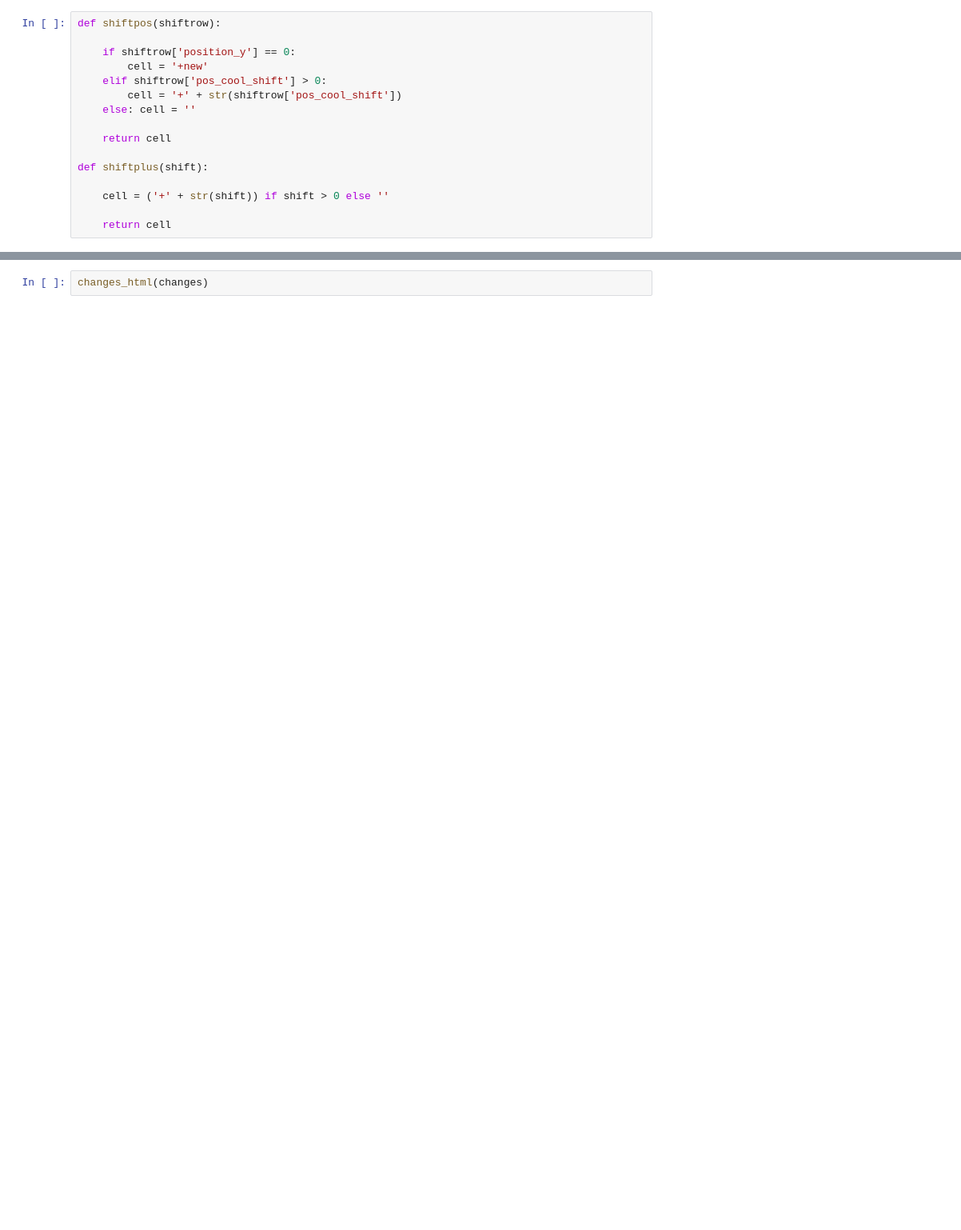
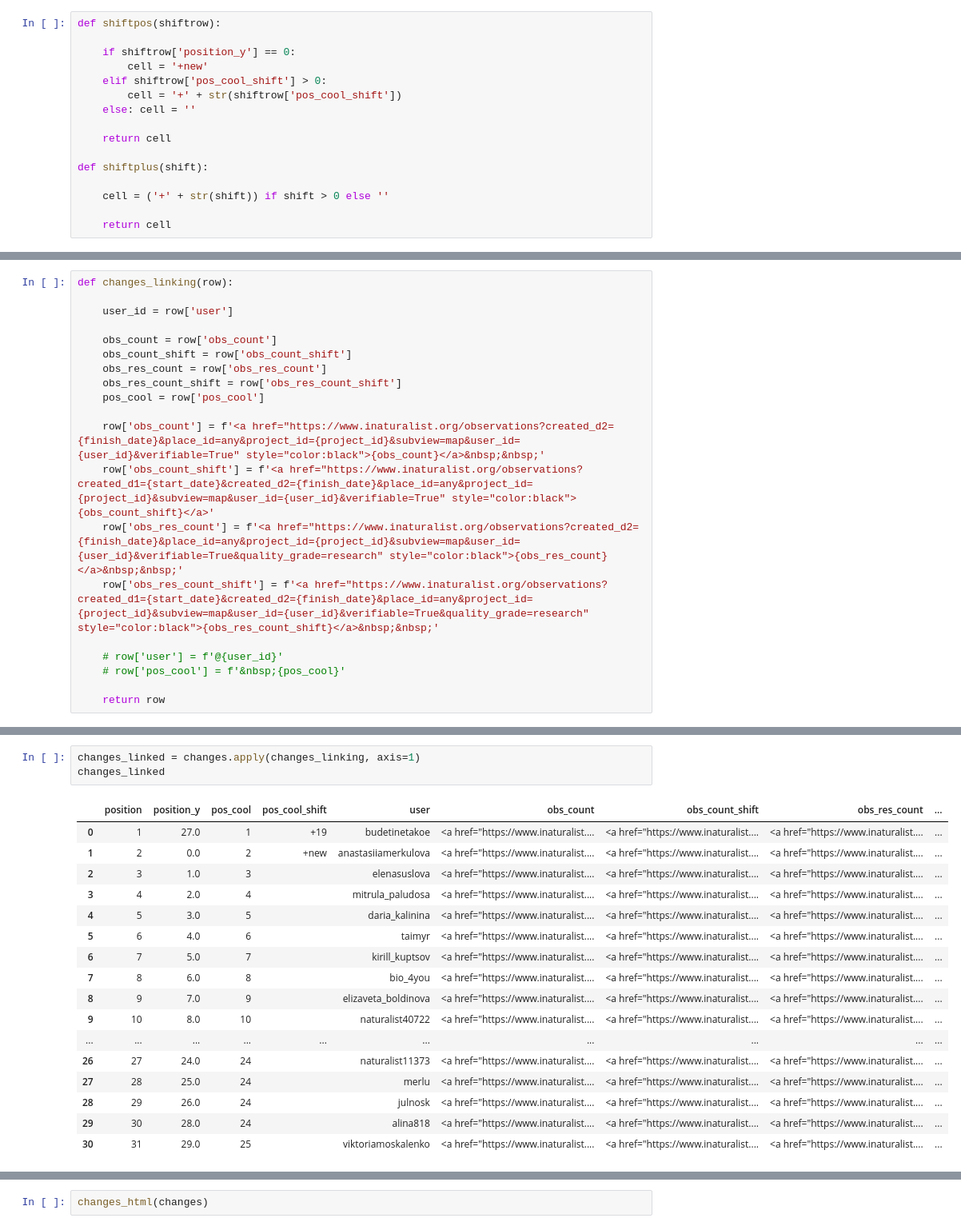
Before and after one commit to baidakovil/iNat-statistics, a Jupyter notebook: inat_changes.ipynb, the cells around one changed output, grey strips where cells are left out. Shown: that part at 80% size. Saved outputs shown, nothing was run; the diff lists cells and outputs as text; blank space fills up the shorter version.

```diff
--- a/inat_changes.ipynb
+++ b/inat_changes.ipynb
@@ -93,6 +124,26 @@ def prepare_changes(df, start_date, finish_date):
     stat_changes.sort_values(by=['obs_count','obs_res_count','user'],ascending=False,inplace=True)
 
     return stat_changes
+# %%
+def changes_linking(row):
+
+    user_id = row['user']
+
+    obs_count = row['obs_count']
+    obs_count_shift = row['obs_count_shift']
+    obs_res_count = row['obs_res_count']
+    obs_res_count_shift = row['obs_res_count_shift']
+    pos_cool = row['pos_cool']
+
+    row['obs_count'] = f'<a href="https://www.inaturalist.org/observations?created_d2={finish_date}&place_id=any&project_id={project_id}&subview=map&user_id={user_id}&verifiable=True" style="color:black">{obs_count}</a>&nbsp;&nbsp;'
+    row['obs_count_shift'] = f'<a href="https://www.inaturalist.org/observations?created_d1={start_date}&created_d2={finish_date}&place_id=any&project_id={project_id}&subview=map&user_id={user_id}&verifiable=True" style="color:black">{obs_count_shift}</a>'
+    row['obs_res_count'] = f'<a href="https://www.inaturalist.org/observations?created_d2={finish_date}&place_id=any&project_id={project_id}&subview=map&user_id={user_id}&verifiable=True&quality_grade=research" style="color:black">{obs_res_count}</a>&nbsp;&nbsp;'
+    row['obs_res_count_shift'] = f'<a href="https://www.inaturalist.org/observations?created_d1={start_date}&created_d2={finish_date}&place_id=any&project_id={project_id}&subview=map&user_id={user_id}&verifiable=True&quality_grade=research" style="color:black">{obs_res_count_shift}</a>&nbsp;&nbsp;'
+
+    # row['user'] = f'@{user_id}'
+    # row['pos_cool'] = f'&nbsp;{pos_cool}'
+
+    return row
 # %%
 def changes_beauty(changes, show_positions):
     if show_positions == 'all':
@@ -160,4 +237,25 @@ changes
 | 28 | 29 | 26.0 | 24 |  | julnosk | 1 |  | 1 | ... |
 | 29 | 30 | 28.0 | 24 |  | alina818 | 1 |  | 1 | ... |
 | 30 | 31 | 29.0 | 25 |  | viktoriamoskalenko | 1 |  | 0 | ... |
+# %%
+changes_linked = changes.apply(changes_linking, axis=1)
+changes_linked
+# %% [output]
+|  | position | position_y | pos_cool | pos_cool_shift | user | obs_count | obs_count_shift | obs_res_count | ... |
+| 0 | 1 | 27.0 | 1 | +19 | budetinetakoe | <a href="https://www.inaturalist.... | <a href="https://www.inaturalist.... | <a href="https://www.inaturalist.... | ... |
+| 1 | 2 | 0.0 | 2 | +new | anastasiiamerkulova | <a href="https://www.inaturalist.... | <a href="https://www.inaturalist.... | <a href="https://www.inaturalist.... | ... |
+| 2 | 3 | 1.0 | 3 |  | elenasuslova | <a href="https://www.inaturalist.... | <a href="https://www.inaturalist.... | <a href="https://www.inaturalist.... | ... |
+| 3 | 4 | 2.0 | 4 |  | mitrula_paludosa | <a href="https://www.inaturalist.... | <a href="https://www.inaturalist.... | <a href="https://www.inaturalist.... | ... |
+| 4 | 5 | 3.0 | 5 |  | daria_kalinina | <a href="https://www.inaturalist.... | <a href="https://www.inaturalist.... | <a href="https://www.inaturalist.... | ... |
+| 5 | 6 | 4.0 | 6 |  | taimyr | <a href="https://www.inaturalist.... | <a href="https://www.inaturalist.... | <a href="https://www.inaturalist.... | ... |
+| 6 | 7 | 5.0 | 7 |  | kirill_kuptsov | <a href="https://www.inaturalist.... | <a href="https://www.inaturalist.... | <a href="https://www.inaturalist.... | ... |
+| 7 | 8 | 6.0 | 8 |  | bio_4you | <a href="https://www.inaturalist.... | <a href="https://www.inaturalist.... | <a href="https://www.inaturalist.... | ... |
+| 8 | 9 | 7.0 | 9 |  | elizaveta_boldinova | <a href="https://www.inaturalist.... | <a href="https://www.inaturalist.... | <a href="https://www.inaturalist.... | ... |
+| 9 | 10 | 8.0 | 10 |  | naturalist40722 | <a href="https://www.inaturalist.... | <a href="https://www.inaturalist.... | <a href="https://www.inaturalist.... | ... |
+| ... | ... | ... | ... | ... | ... | ... | ... | ... | ... |
+| 26 | 27 | 24.0 | 24 |  | naturalist11373 | <a href="https://www.inaturalist.... | <a href="https://www.inaturalist.... | <a href="https://www.inaturalist.... | ... |
+| 27 | 28 | 25.0 | 24 |  | merlu | <a href="https://www.inaturalist.... | <a href="https://www.inaturalist.... | <a href="https://www.inaturalist.... | ... |
+| 28 | 29 | 26.0 | 24 |  | julnosk | <a href="https://www.inaturalist.... | <a href="https://www.inaturalist.... | <a href="https://www.inaturalist.... | ... |
+| 29 | 30 | 28.0 | 24 |  | alina818 | <a href="https://www.inaturalist.... | <a href="https://www.inaturalist.... | <a href="https://www.inaturalist.... | ... |
+| 30 | 31 | 29.0 | 25 |  | viktoriamoskalenko | <a href="https://www.inaturalist.... | <a href="https://www.inaturalist.... | <a href="https://www.inaturalist.... | ... |
 # %%
```
Also changed, not shown: parts of 10 cells of this notebook, 1 other file.
